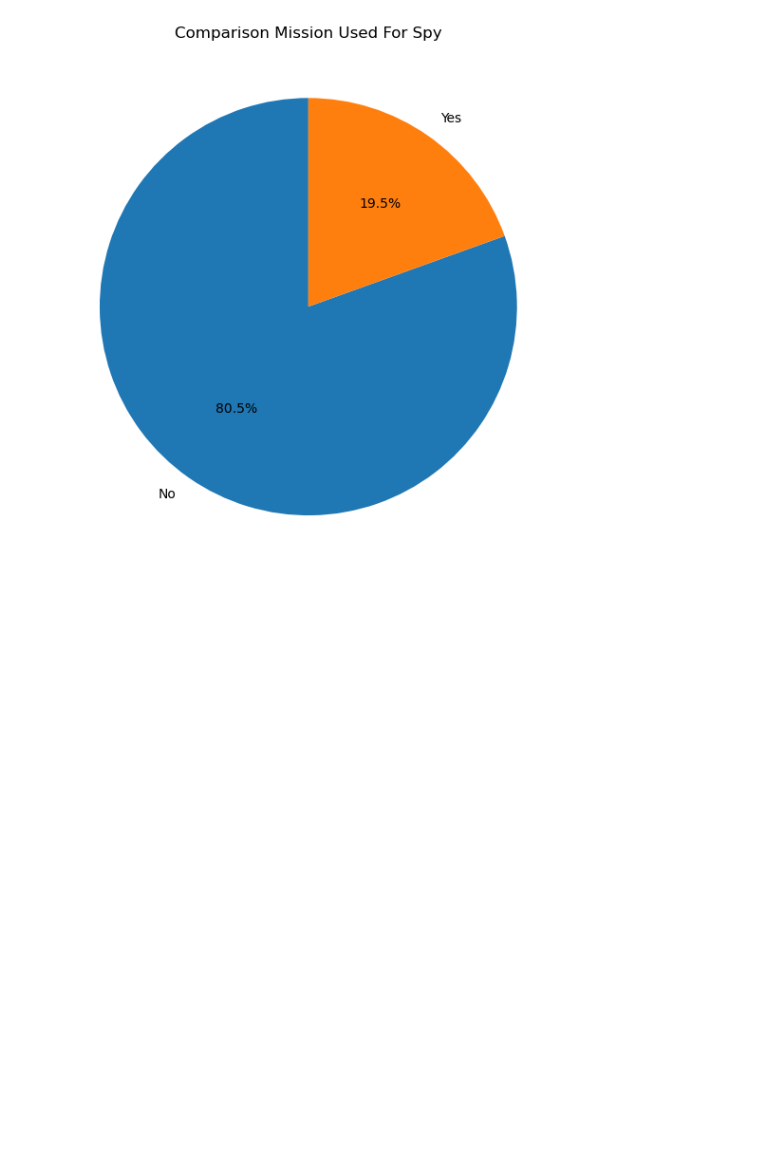
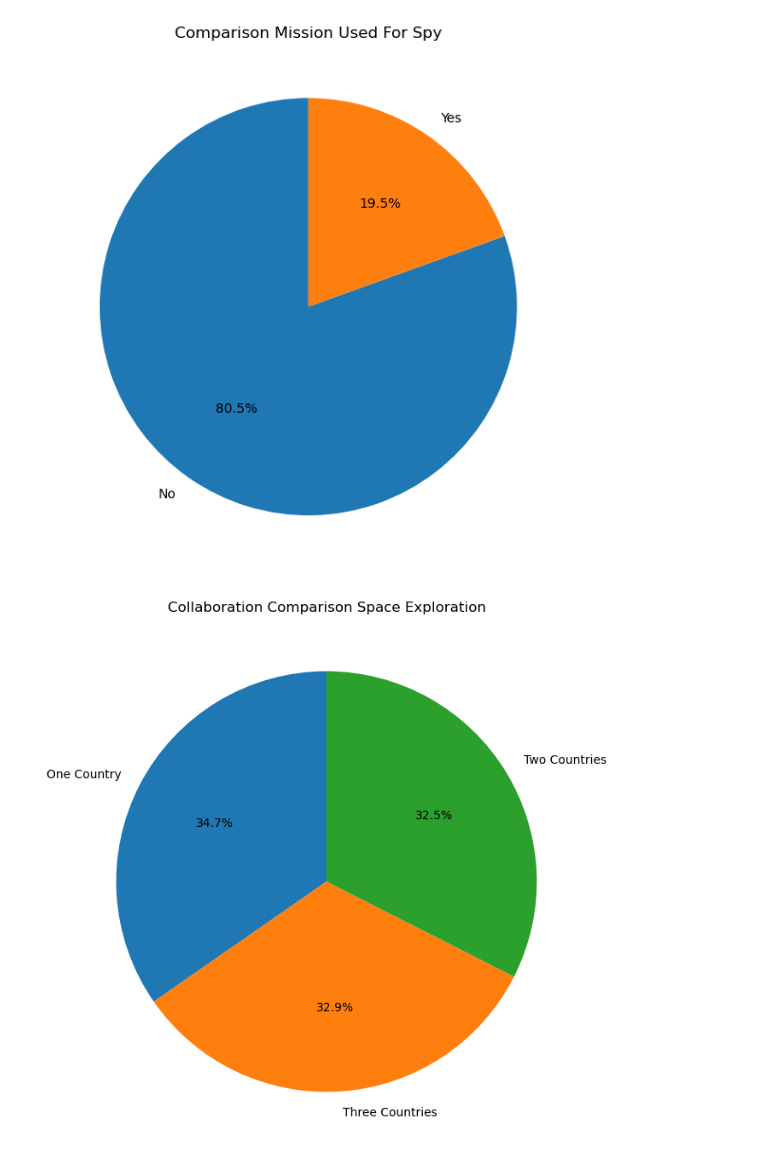
Before and after one commit to FlazeFy2/DS-Global-Space-Exploration, a Jupyter notebook: exploratory data analysis-pie.ipynb, the cells around one changed output. Cells and saved outputs as stored; diff of their text form; code cells hidden in the pictures; blank space fills up the shorter version.

Commit message:
[DS] Exploratory Data Analysis (EDA) - Pie Chart Collaboration Comparison Space Exploration

```diff
--- a/exploratory data analysis-pie.ipynb
+++ b/exploratory data analysis-pie.ipynb
@@ -238,3 +238,34 @@ plt.tight_layout()
 plt.show()
 # %% [output]
 [figure]
+# %%
+import pandas as pd
+import matplotlib.pyplot as plt
+
+# Load dataset
+df = pd.read_csv("Global_Space_Exploration_Dataset.csv")
+
+# Exploratory Data Analysis (EDA) - Pie Chart Collaboration Comparison Space Exploration
+df["Country Count"] = df["Collaborating Countries"].apply(
+    lambda x: 1 if pd.isna(x) or x.strip() == "" else len([c.strip() for c in x.split(",") if c.strip() != ""])
+)
+
+# Categorize based on number of countries
+df["Country Count Type"] = df["Country Count"].apply(
+    lambda n: (
+        "One Country" if n == 1 else
+        "Two Countries" if n == 2 else
+        "Three Countries" if n == 3 else
+        "More Countries"
+    )
+)
+top_context = df["Country Count Type"].value_counts()
+
+# Pie Chart
+plt.figure(figsize=(8, 8))
+top_context.plot.pie(autopct='%1.1f%%', startangle=90)
+plt.title("Collaboration Comparison Space Exploration")
+plt.ylabel("")
+plt.show()
+# %% [output]
+[figure, added]
```
